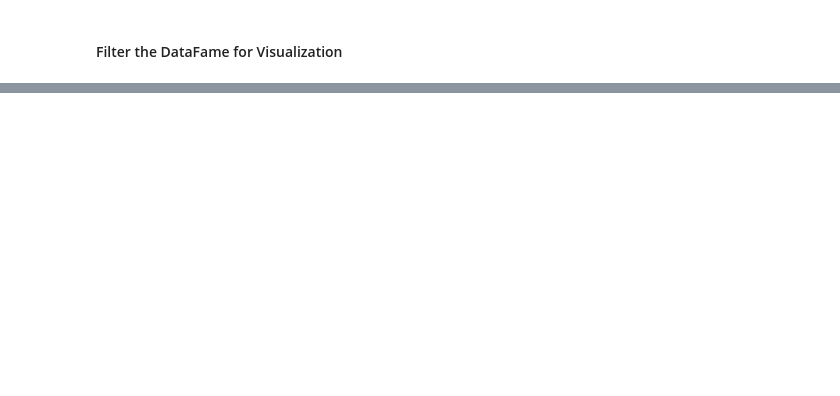
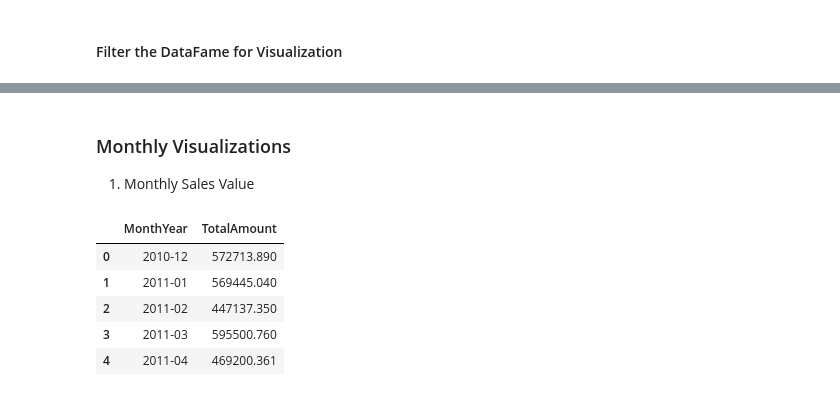
Before and after one commit to nyangweso-rodgers/data-analytics, a Jupyter notebook: Analytics-with-Python/Python-Modules-for-Data-Analysis/Matplotlib-Module/Line-Chart-with-Matplotlib.ipynb, the cells around one changed output, grey strips where cells are left out. Cells and saved outputs as stored; diff of their text form; code cells hidden in the pictures; blank space fills up the shorter version.

```diff
--- a/Analytics-with-Python/Python-Modules-for-Data-Analysis/Matplotlib-Module/Line-Chart-with-Matplotlib.ipynb
+++ b/Analytics-with-Python/Python-Modules-for-Data-Analysis/Matplotlib-Module/Line-Chart-with-Matplotlib.ipynb
@@ -72,2 +67,18 @@ filtered_df.shape
 # %%
 df = filtered_df[['Country', 'TotalAmount', 'CountOfUniqueCustomers', 'AverageSalesValue', 'CountOfUniqueInvoices']]#.set_index('Country')
+# %% [markdown]
+### Monthly Visualizations
+1. Monthly Sales Value
+# %%
+monthly_agg_df = grouped_daily_country_df.groupby('MonthYear').agg(
+    TotalAmount = pd.NamedAgg(column='TotalAmount', aggfunc='sum')
+).reset_index()
+
+monthly_agg_df.head()
+# %% [output]
+|  | MonthYear | TotalAmount |
+| 0 | 2010-12 | 572713.890 |
+| 1 | 2011-01 | 569445.040 |
+| 2 | 2011-02 | 447137.350 |
+| 3 | 2011-03 | 595500.760 |
+| 4 | 2011-04 | 469200.361 |
```
Also changed, not shown: parts of 18 cells of this notebook, 5 other files.
